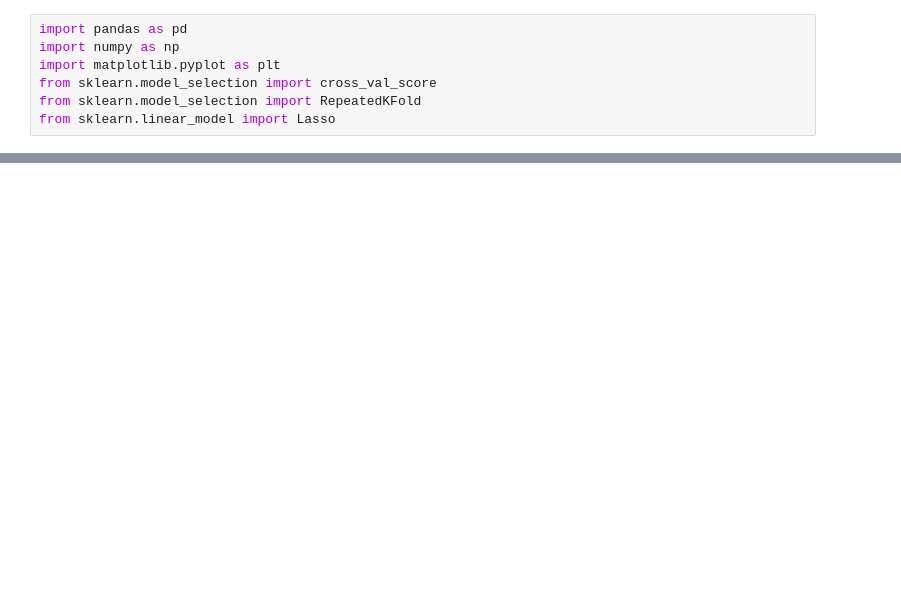
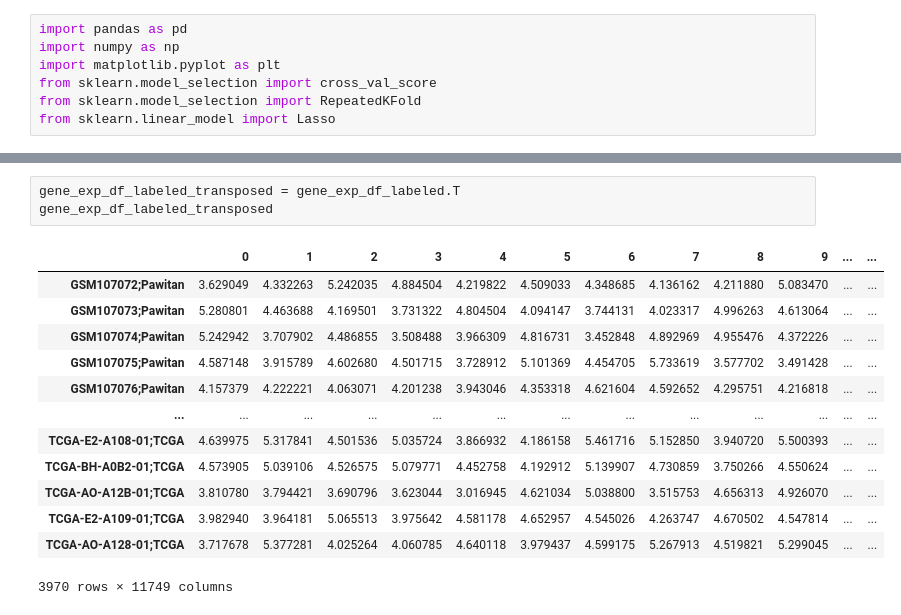
Before and after one commit to Chih-Fan/gene_exp_VAE, a Jupyter notebook: LASSO.ipynb, the cells around one changed output, grey strips where cells are left out. Drawn from its saved outputs; the diff is of its cells as text; blank space fills up the shorter version.

```diff
--- a/LASSO.ipynb
+++ b/LASSO.ipynb
@@ -13,0 +28,17 @@ gene_exp_df_labeled_transposed = gene_exp_df_labeled.T
+# %%
+gene_exp_df_labeled_transposed = gene_exp_df_labeled.T
+gene_exp_df_labeled_transposed
+# %% [output]
+|  | 0 | 1 | 2 | 3 | 4 | 5 | 6 | 7 | 8 | 9 | ... | ... |
+| GSM107072;Pawitan | 3.629049 | 4.332263 | 5.242035 | 4.884504 | 4.219822 | 4.509033 | 4.348685 | 4.136162 | 4.211880 | 5.083470 | ... | ... |
+| GSM107073;Pawitan | 5.280801 | 4.463688 | 4.169501 | 3.731322 | 4.804504 | 4.094147 | 3.744131 | 4.023317 | 4.996263 | 4.613064 | ... | ... |
+| GSM107074;Pawitan | 5.242942 | 3.707902 | 4.486855 | 3.508488 | 3.966309 | 4.816731 | 3.452848 | 4.892969 | 4.955476 | 4.372226 | ... | ... |
+| GSM107075;Pawitan | 4.587148 | 3.915789 | 4.602680 | 4.501715 | 3.728912 | 5.101369 | 4.454705 | 5.733619 | 3.577702 | 3.491428 | ... | ... |
+| GSM107076;Pawitan | 4.157379 | 4.222221 | 4.063071 | 4.201238 | 3.943046 | 4.353318 | 4.621604 | 4.592652 | 4.295751 | 4.216818 | ... | ... |
+| ... | ... | ... | ... | ... | ... | ... | ... | ... | ... | ... | ... | ... |
+| TCGA-E2-A108-01;TCGA | 4.639975 | 5.317841 | 4.501536 | 5.035724 | 3.866932 | 4.186158 | 5.461716 | 5.152850 | 3.940720 | 5.500393 | ... | ... |
+| TCGA-BH-A0B2-01;TCGA | 4.573905 | 5.039106 | 4.526575 | 5.079771 | 4.452758 | 4.192912 | 5.139907 | 4.730859 | 3.750266 | 4.550624 | ... | ... |
+| TCGA-AO-A12B-01;TCGA | 3.810780 | 3.794421 | 3.690796 | 3.623044 | 3.016945 | 4.621034 | 5.038800 | 3.515753 | 4.656313 | 4.926070 | ... | ... |
+| TCGA-E2-A109-01;TCGA | 3.982940 | 3.964181 | 5.065513 | 3.975642 | 4.581178 | 4.652957 | 4.545026 | 4.263747 | 4.670502 | 4.547814 | ... | ... |
+| TCGA-AO-A128-01;TCGA | 3.717678 | 5.377281 | 4.025264 | 4.060785 | 4.640118 | 3.979437 | 4.599175 | 5.267913 | 4.519821 | 5.299045 | ... | ... |
+3970 rows × 11749 columns
```
Also changed, not shown: parts of 12 cells of this notebook.
